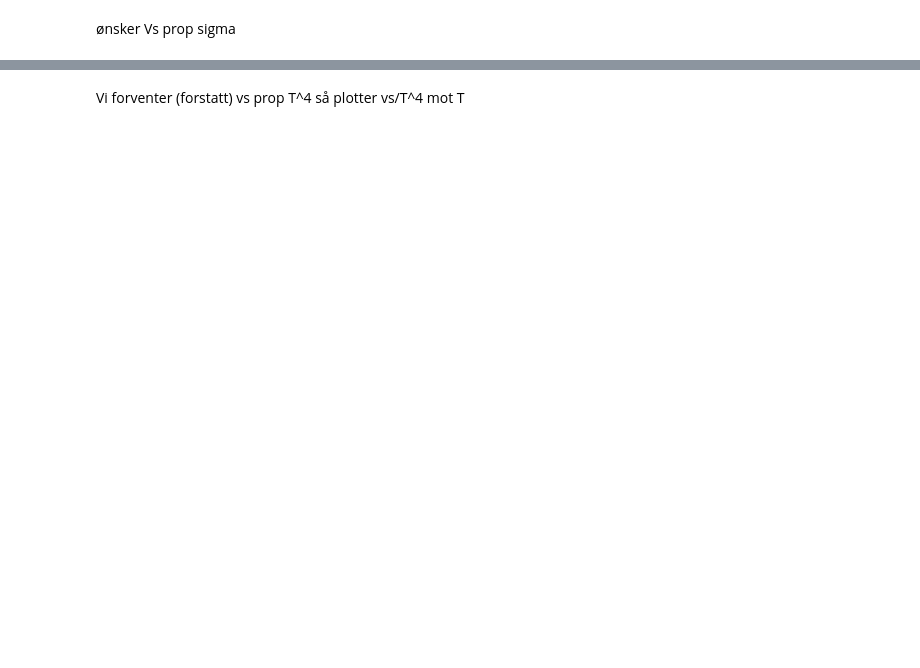
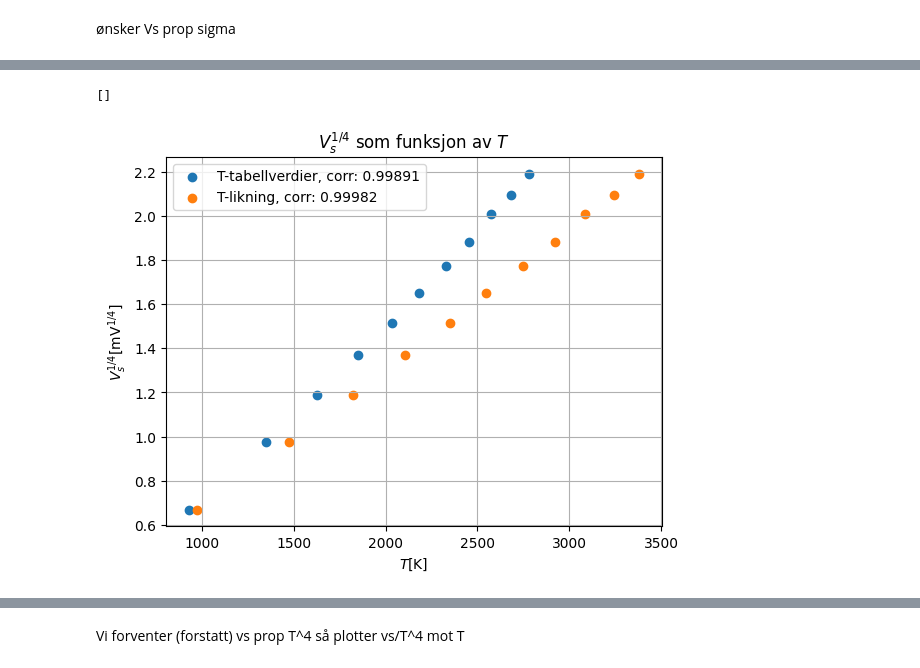
Before and after one commit to Oliver-BS/TFY4165-Termisk-Fysikk-lab, a Jupyter notebook: Heat-radiation/SB.ipynb, the cells around one changed output, grey strips where cells are left out. Saved outputs shown, nothing was run; the diff lists cells and outputs as text; code cells hidden in the pictures; blank space fills up the shorter version.

```diff
--- a/Heat-radiation/SB.ipynb
+++ b/Heat-radiation/SB.ipynb
@@ -101,0 +118,18 @@ array([ 927.77811971, 1348.11867137, 1625.8440751 , 1857.0629795 ,
+# %%
+#plt.scatter(Ttab,np.log(Vs))
+corrEQ = np.corrcoef(Teq,Vs**(1/4))[0,1]
+corrTAB = np.corrcoef(Ttab,Vs**(1/4))[0,1]
+plt.scatter(Ttab,Vs**(1/4), label=f'T-tabellverdier, corr: {corrTAB:.5f}')
+plt.scatter(Teq,Vs**(1/4), label=f'T-likning, corr: {corrEQ:.5f}')
+#plt.scatter(Ttab[4],Vs[4],label='Uteligger')
+plt.legend()
+plt.title(r"$V_s^{1/4}$ som funksjon av $T$")
+plt.ylabel(r"$V_s^{1/4}[\text{mV}^{1/4}]$")
+plt.xlabel(r"$T[\text{K}]$")
+plt.grid()
+#plt.text(x=0,y=0,s=corr)
+#plt.figtext(0.15, 0.8, f'corr = {corr:.4f}', fontsize=13)
+plt.plot()
+# %% [output]
+[]
+[figure, added]
```
Also changed, not shown: parts of 17 cells of this notebook, 3 other files.
